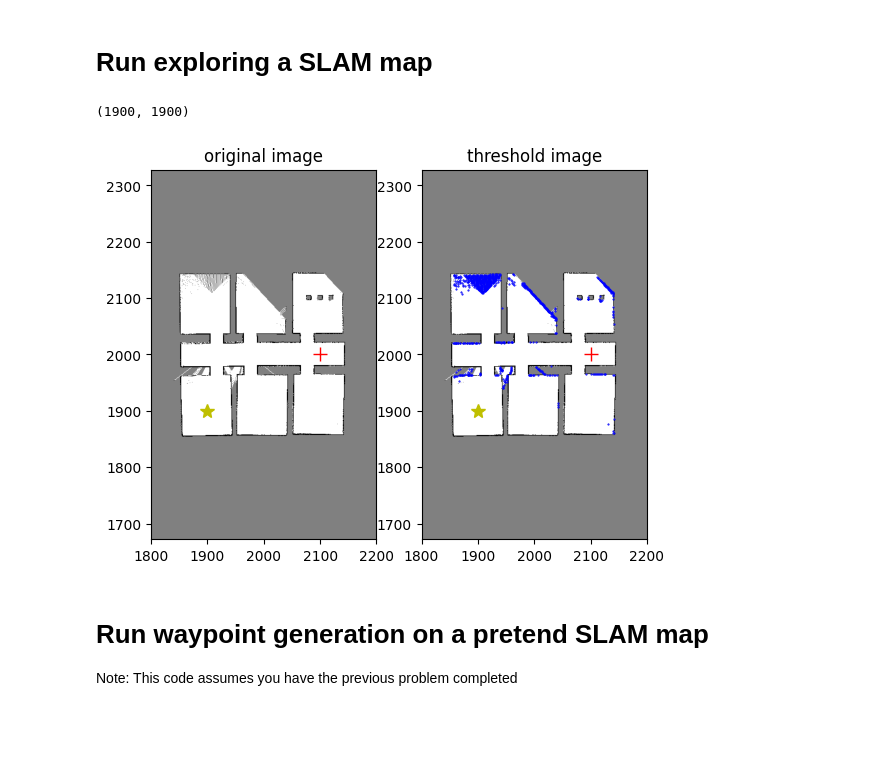
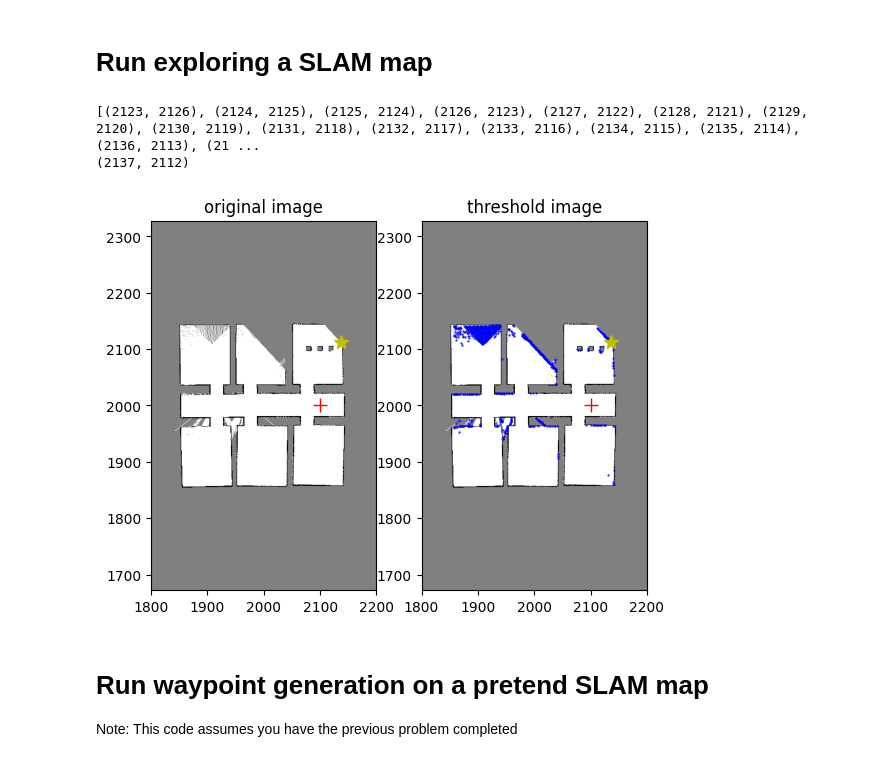
Before and after one commit to vanwagom/ROB456-LABS, a Jupyter notebook: final_project/exploring.ipynb, the cells around one changed output. Cells and saved outputs as stored; diff of their text form; code cells hidden in the pictures; blank space fills up the shorter version.

```diff
--- a/final_project/exploring.ipynb
+++ b/final_project/exploring.ipynb
@@ -47,21 +47,22 @@ from exploring import find_all_possible_goals, find_best_point, plot_with_explor
 # %%
 # You can use map or initial
 im, im_thresh = open_image("map.pgm")
 
 # Split into two pieces - find all of the points that are adjacent to an unknown area and a visible area
 #    Then pick the best one
 all_unseen = find_all_possible_goals(im_thresh)
 
 robot_start_loc = (2100, 2000)
-best_unseen = (1900,1900) #find_best_point(im_thresh, all_unseen, robot_loc=robot_start_loc)
+best_unseen = find_best_point(im_thresh, all_unseen, robot_loc=robot_start_loc, min_area=0.75)
 
 print(best_unseen)
 
 # Note: This can be a little slow (it's drawing a lot of little points)
 plot_with_explore_points(im_thresh, zoom=0.1, robot_loc=robot_start_loc, explore_points=all_unseen, best_pt=best_unseen)
 # %% [output]
-(1900, 1900)
+[(2123, 2126), (2124, 2125), (2125, 2124), (2126, 2123), (2127, 2122), (2128, 2121), (2129, 2120), (2130, 2119), (2131, 2118), (2132, 2117), (2133, 2116), (2134, 2115), (2135, 2114), (2136, 2113), (21 ...
+(2137, 2112)
-[figure, old version]
+[figure, new version]
 # %% [markdown]
 <!-- END QUESTION -->
 
```
Also changed, not shown: 2 other files.
